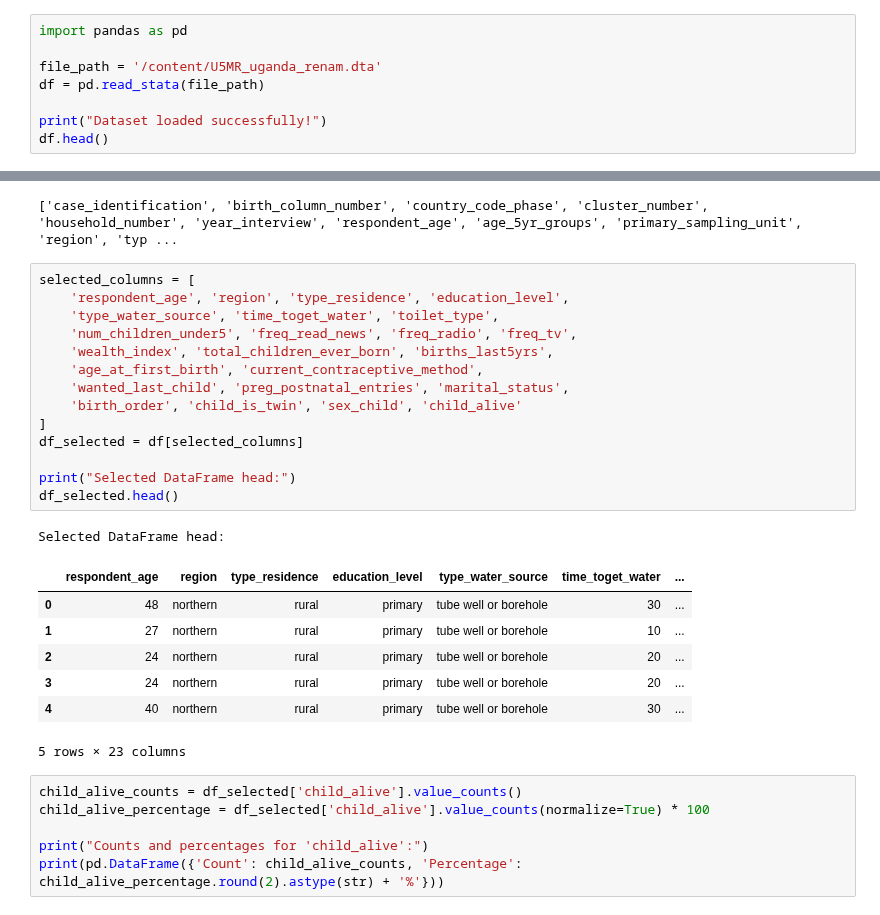
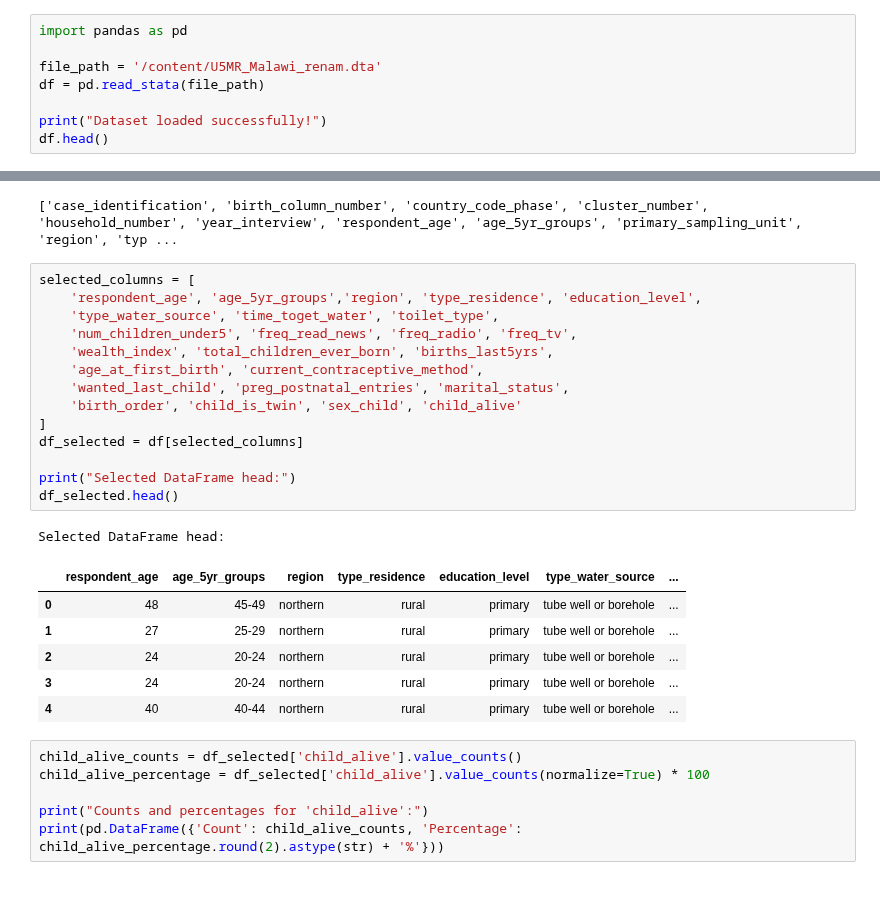
Before and after one commit to Fentahun60/Fentahun, a Jupyter notebook: U5MR_Malawi.ipynb, the cells around one changed output, grey strips where cells are left out. Saved outputs shown, nothing was run; the diff lists cells and outputs as text.

```diff
--- a/U5MR_Malawi.ipynb
+++ b/U5MR_Malawi.ipynb
@@ -3,7 +3,7 @@
 # %%
 import pandas as pd
 
-file_path = '/content/U5MR_uganda_renam.dta'
+file_path = '/content/U5MR_Malawi_renam.dta'
 df = pd.read_stata(file_path)
 
 print("Dataset loaded successfully!")
@@ -72,27 +70,26 @@ print(df.columns.tolist())
 ['case_identification', 'birth_column_number', 'country_code_phase', 'cluster_number', 'household_number', 'year_interview', 'respondent_age', 'age_5yr_groups', 'primary_sampling_unit', 'region', 'typ ...
 # %%
 selected_columns = [
-    'respondent_age', 'region', 'type_residence', 'education_level',
+    'respondent_age', 'age_5yr_groups','region', 'type_residence', 'education_level',
     'type_water_source', 'time_toget_water', 'toilet_type',
     'num_children_under5', 'freq_read_news', 'freq_radio', 'freq_tv',
     'wealth_index', 'total_children_ever_born', 'births_last5yrs',
     'age_at_first_birth', 'current_contraceptive_method',
     'wanted_last_child', 'preg_postnatal_entries', 'marital_status',
     'birth_order', 'child_is_twin', 'sex_child', 'child_alive'
 ]
 df_selected = df[selected_columns]
 
 print("Selected DataFrame head:")
 df_selected.head()
 # %% [output]
 Selected DataFrame head:
-|  | respondent_age | region | type_residence | education_level | type_water_source | time_toget_water | ... |
-| 0 | 48 | northern | rural | primary | tube well or borehole | 30 | ... |
-| 1 | 27 | northern | rural | primary | tube well or borehole | 10 | ... |
-| 2 | 24 | northern | rural | primary | tube well or borehole | 20 | ... |
-| 3 | 24 | northern | rural | primary | tube well or borehole | 20 | ... |
-| 4 | 40 | northern | rural | primary | tube well or borehole | 30 | ... |
+|  | respondent_age | age_5yr_groups | region | type_residence | education_level | type_water_source | ... |
+| 0 | 48 | 45-49 | northern | rural | primary | tube well or borehole | ... |
+| 1 | 27 | 25-29 | northern | rural | primary | tube well or borehole | ... |
+| 2 | 24 | 20-24 | northern | rural | primary | tube well or borehole | ... |
+| 3 | 24 | 20-24 | northern | rural | primary | tube well or borehole | ... |
+| 4 | 40 | 40-44 | northern | rural | primary | tube well or borehole | ... |
-5 rows × 23 columns
 # %%
 child_alive_counts = df_selected['child_alive'].value_counts()
 child_alive_percentage = df_selected['child_alive'].value_counts(normalize=True) * 100
```
Also changed, not shown: parts of 40 cells of this notebook.
